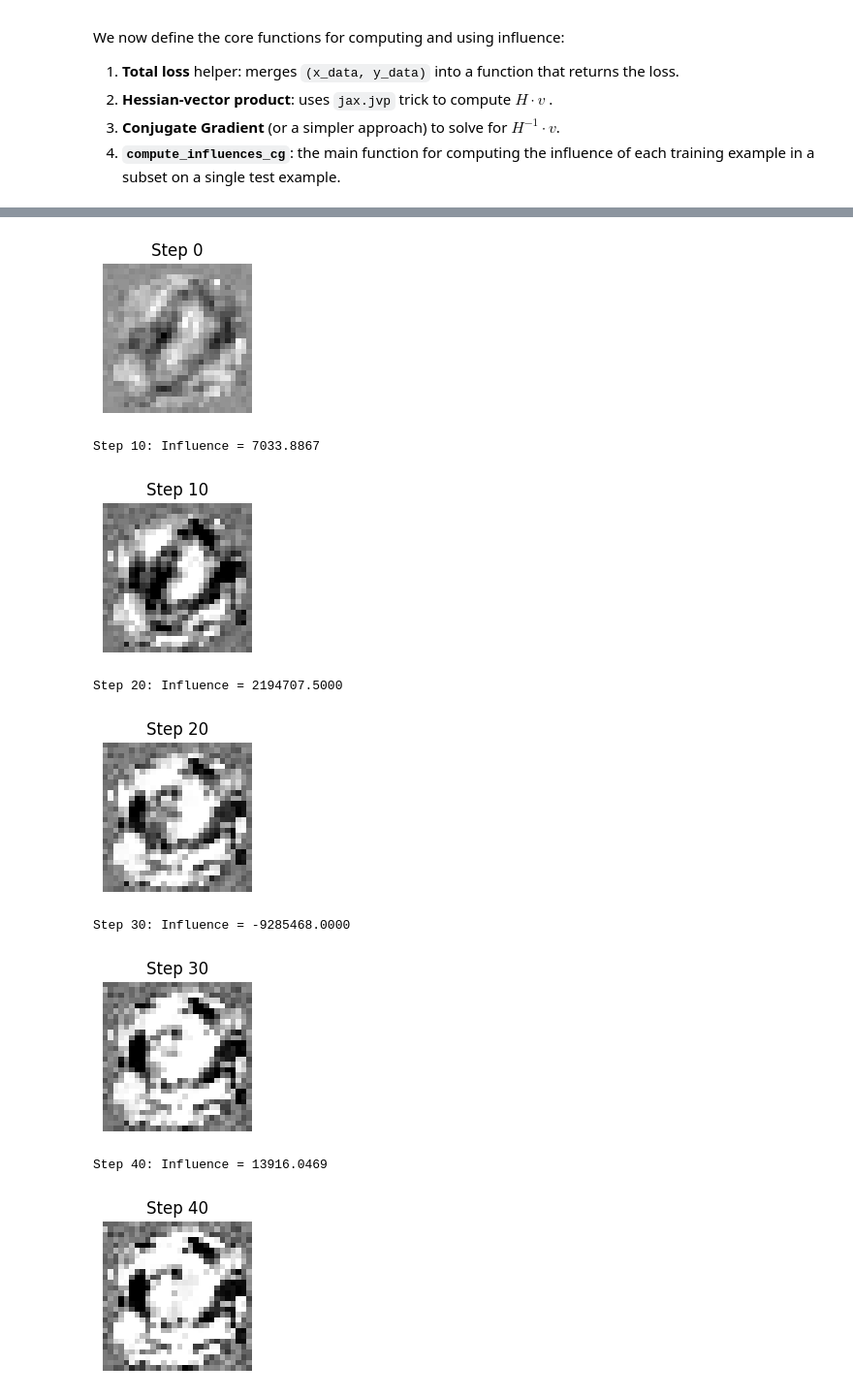
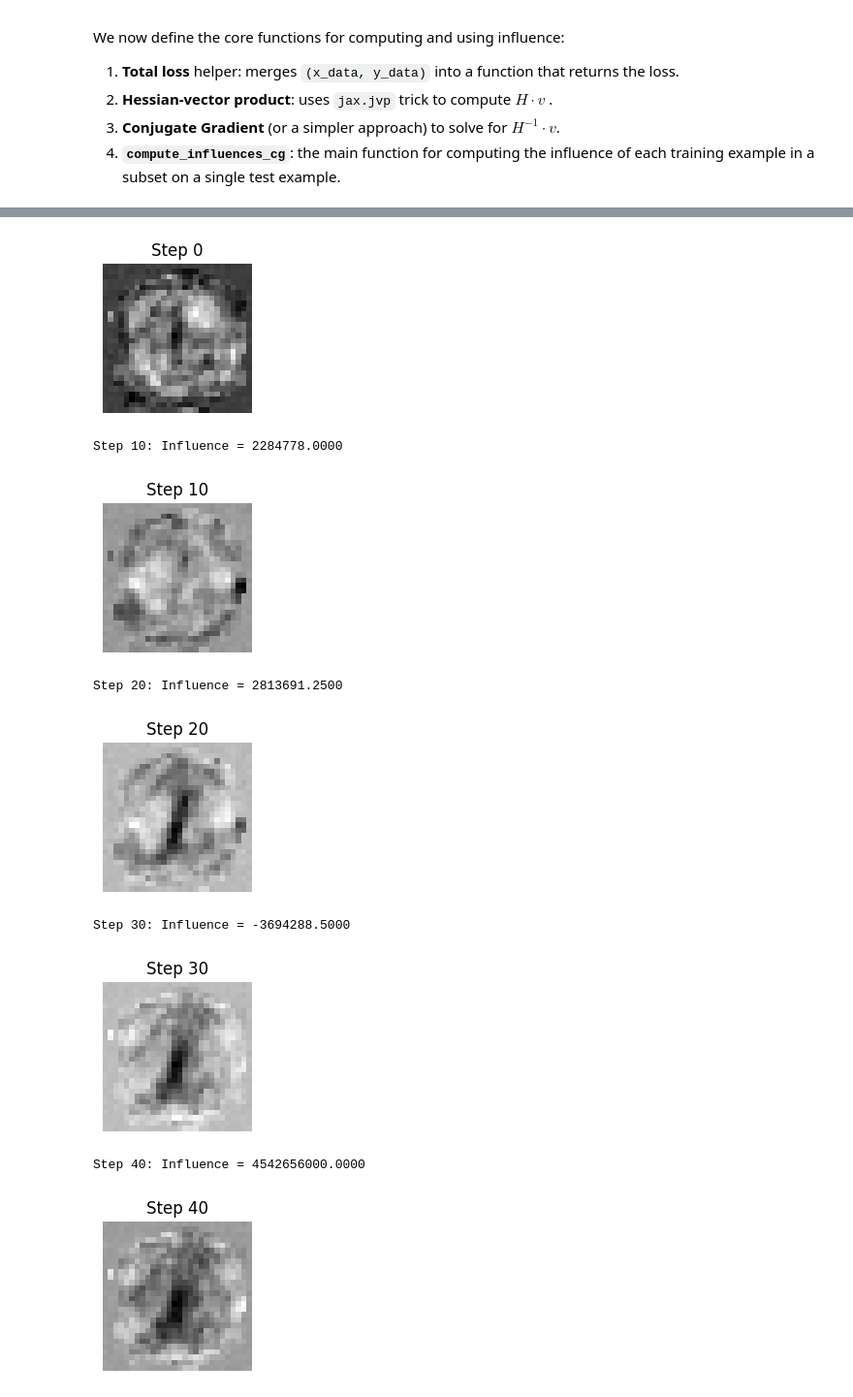
Before and after one commit to J-Rosser-UK/penzai, a Jupyter notebook: influence_functions/influence_functions.ipynb, the cells around one changed output, grey strips where cells are left out. Shown at 97% size. Drawn from its saved outputs; the diff is of its cells as text; code cells hidden in the pictures.

```diff
--- a/influence_functions/influence_functions.ipynb
+++ b/influence_functions/influence_functions.ipynb
@@ -174,7 +176,7 @@ tx = optax.adam(learning_rate=1e-3)
 state = train_state.TrainState.create(apply_fn=model.apply, params=params, tx=tx)
 
 # Train (or finetune) the network for a few epochs.
-num_epochs = 2000
+num_epochs = 5000
 batch_size = 50
 num_batches = x_train.shape[0] // batch_size
 for epoch in range(num_epochs):
@@ -182,5 +184,5 @@ for epoch in range(num_epochs):
     for i in range(num_batches):
         idx = perm[i*batch_size:(i+1)*batch_size]
         state, loss = train_step(state, x_train[idx], y_train[idx])
-    print(f"Epoch {epoch+1}, Loss: {loss:.4f}")
+    print(f"Epoch {epoch+1}, Loss: {loss:.10f}")
 # %% [output]
@@ -593,7 +595,7 @@ print("\nOptimizing synthetic training example...")
 plot_image(x_test_sample, f"Test Example (Label: {int(y_test_sample[0])})")
 x_synth, final_influence = optimize_synthetic_example_adv(state, test_label, x_init,
                                                                x_test_sample, y_test_sample,
-                                                               lr=0.5, num_steps=100)
+                                                               lr=0.05, num_steps=100)
 print(f"Final influence: {final_influence:.4f}")
 
 
@@ -610,10 +612,10 @@ Step 0: Influence = 5810129.0000
-[figure, old version]
+[figure, new version]
-Step 10: Influence = 7033.8867
+Step 10: Influence = 2284778.0000
-[figure, old version]
+[figure, new version]
-Step 20: Influence = 2194707.5000
+Step 20: Influence = 2813691.2500
-[figure, old version]
+[figure, new version]
-Step 30: Influence = -9285468.0000
+Step 30: Influence = -3694288.5000
-[figure, old version]
+[figure, new version]
-Step 40: Influence = 13916.0469
+Step 40: Influence = 4542656000.0000
-[figure, old version]
+[figure, new version]
 ... (13 outputs left out)
```
Also changed, not shown: parts of 7 cells of this notebook.
